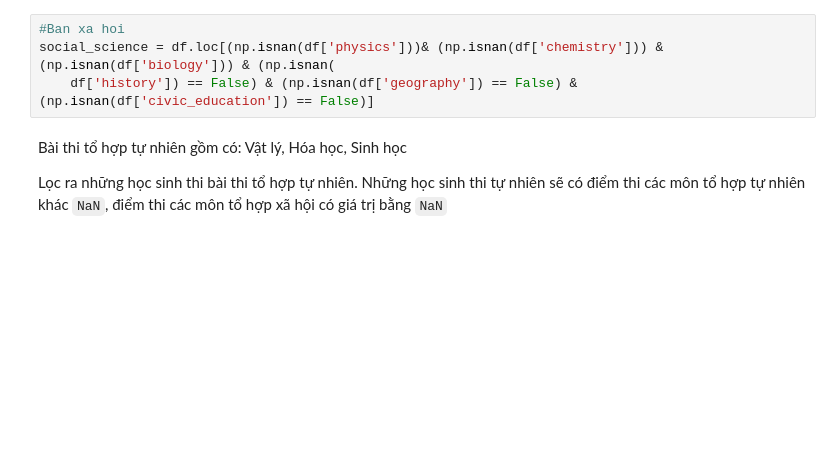
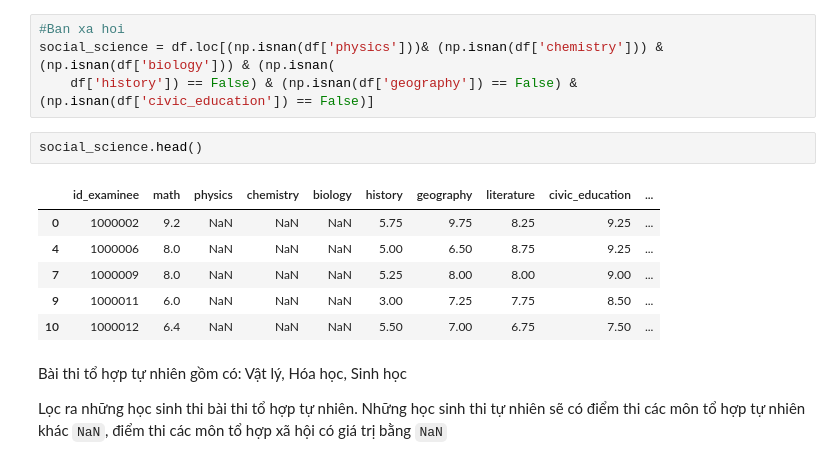
Before and after one commit to Sekiro2002/LTKHDL_Final, a Jupyter notebook: Question2.ipynb, the cells around one changed output. Drawn from its saved outputs; the diff is of its cells as text; blank space fills up the shorter version.

```diff
--- a/Question2.ipynb
+++ b/Question2.ipynb
@@ -45,6 +45,15 @@ Lọc ra những học sinh thi bài thi tổ hợp xã hội. Những ho
 #Ban xa hoi
 social_science = df.loc[(np.isnan(df['physics']))& (np.isnan(df['chemistry'])) & (np.isnan(df['biology'])) & (np.isnan(
     df['history']) == False) & (np.isnan(df['geography']) == False) & (np.isnan(df['civic_education']) == False)]
+# %%
+social_science.head()
+# %% [output]
+|  | id_examinee | math | physics | chemistry | biology | history | geography | literature | civic_education | ... |
+| 0 | 1000002 | 9.2 | NaN | NaN | NaN | 5.75 | 9.75 | 8.25 | 9.25 | ... |
+| 4 | 1000006 | 8.0 | NaN | NaN | NaN | 5.00 | 6.50 | 8.75 | 9.25 | ... |
+| 7 | 1000009 | 8.0 | NaN | NaN | NaN | 5.25 | 8.00 | 8.00 | 9.00 | ... |
+| 9 | 1000011 | 6.0 | NaN | NaN | NaN | 3.00 | 7.25 | 7.75 | 8.50 | ... |
+| 10 | 1000012 | 6.4 | NaN | NaN | NaN | 5.50 | 7.00 | 6.75 | 7.50 | ... |
 # %% [markdown]
 Bài thi tổ hợp tự nhiên gồm có: Vật lý, Hóa học, Sinh học
 
```
Also changed, not shown: parts of 3 cells of this notebook.
